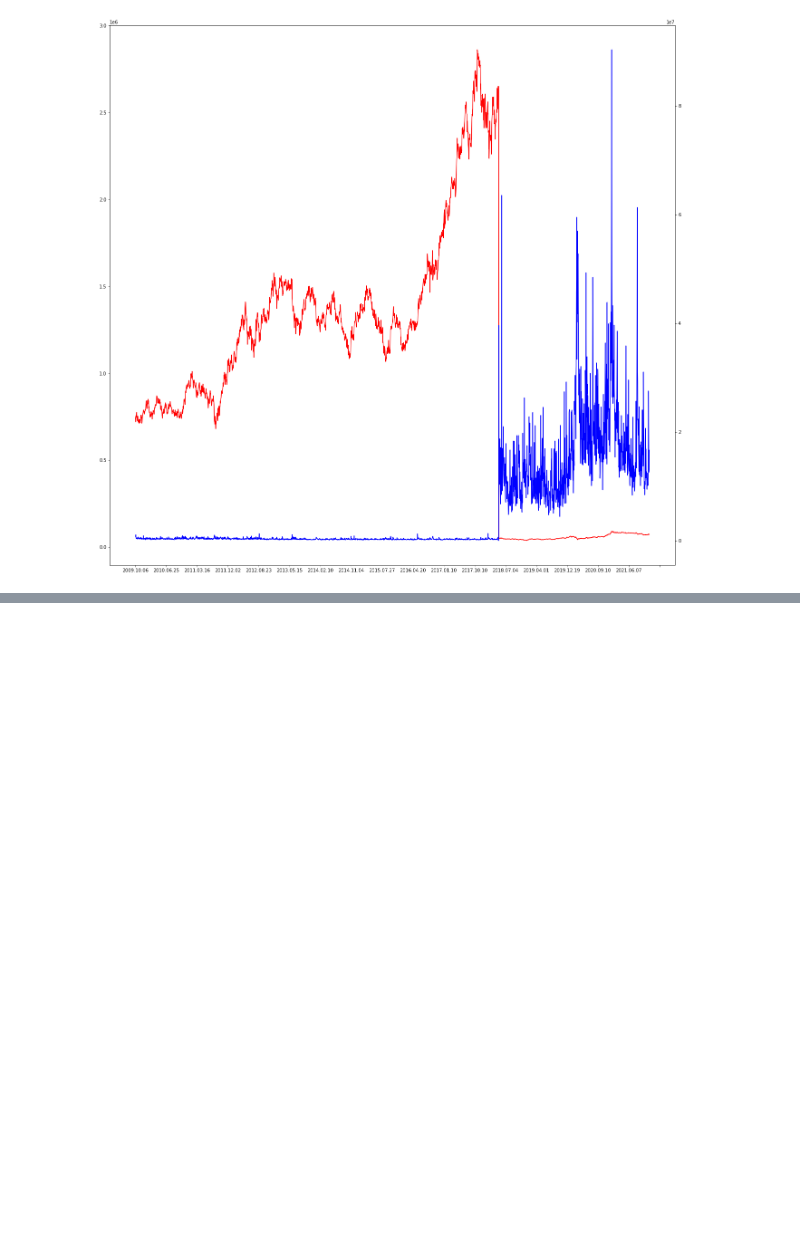
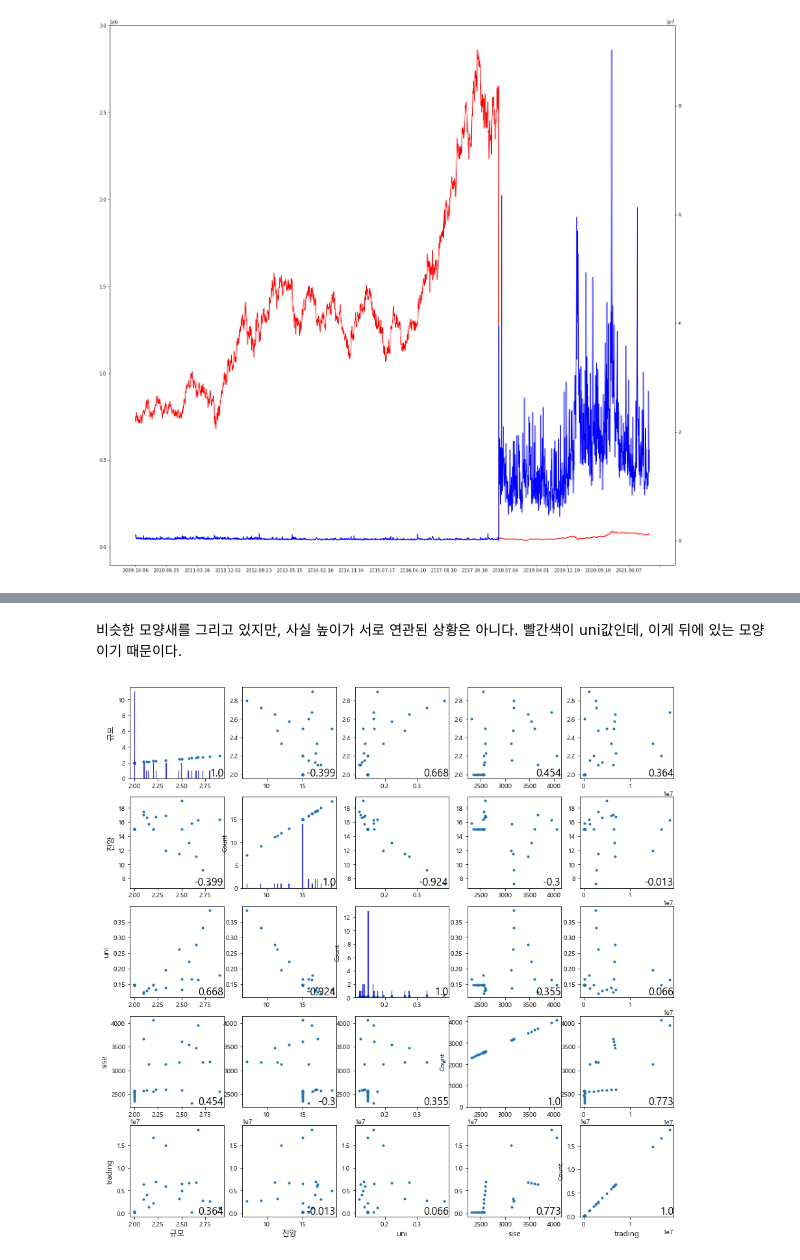
Before and after one commit to lhwlord/Data_Analysis_project, a Jupyter notebook: 프로젝트.ipynb, the cells around one changed output, grey strips where cells are left out. Saved outputs shown, nothing was run; the diff lists cells and outputs as text; code cells hidden in the pictures; blank space fills up the shorter version.

```diff
--- a/프로젝트.ipynb
+++ b/프로젝트.ipynb
@@ -363,0 +509,46 @@ plt.show()
+# %% [markdown]
+비슷한 모양새를 그리고 있지만, 사실 높이가 서로 연관된 상황은 아니다. 빨간색이 uni값인데, 이게 뒤에 있는 모양이기 때문이다.
+# %%
+# 두 데이터를 하나로 합친다.
+df_quake_final = pd.concat([df_data_temp, df_sise_temp], axis=1) # 합치기
+df_quake_final
+
+# 상관관계를 구한다.
+df_quake_final_corr = df_quake_final.corr()
+
+df_quake_final_corr
+
+
+
+# 그래프로도 그린다. (https://blog.naver.com/PostView.naver?blogId=breezehome50&logNo=222352652567&redirect=Dlog&widgetTypeCall=true&directAccess=false)
+import seaborn as sns
+import matplotlib as mat
+
+
+mat.rc('font', family='Malgun Gothic') # 한글깨짐 고치기 https://nakanara.tistory.com/220
+
+fig = plt.figure(figsize=(15,15))
+
+feature = ['규모','진앙','uni','sise', 'trading']
+
+n_feature = len(df_quake_final.columns)
+
+for i in range(n_feature):
+    for j in range(n_feature):
+        ax = fig.add_subplot(n_feature,n_feature,i*n_feature + j + 1)
+        plt.scatter(feature[j], feature[i], data=df_quake_final, s=9)
+
+        if i == j :
+            sns.histplot(df_quake_final[feature[i]].values, bins=100, color="blue")
+
+        if i == n_feature-1:
+            plt.xlabel(feature[j], fontsize=12)
+        if j == 0:
+            plt.ylabel(feature[i], fontsize=12)
+        ax.annotate(np.round(df_quake_final_corr.loc[feature[i],feature[j]], 3), xy=(1, 0),
+                    xycoords='axes fraction', fontsize=16,
+                    horizontalalignment='right', verticalalignment='bottom')
+
+plt.show()
+# %% [output]
+[figure, added]
```
Also changed, not shown: parts of 55 cells of this notebook, 3 other files.
